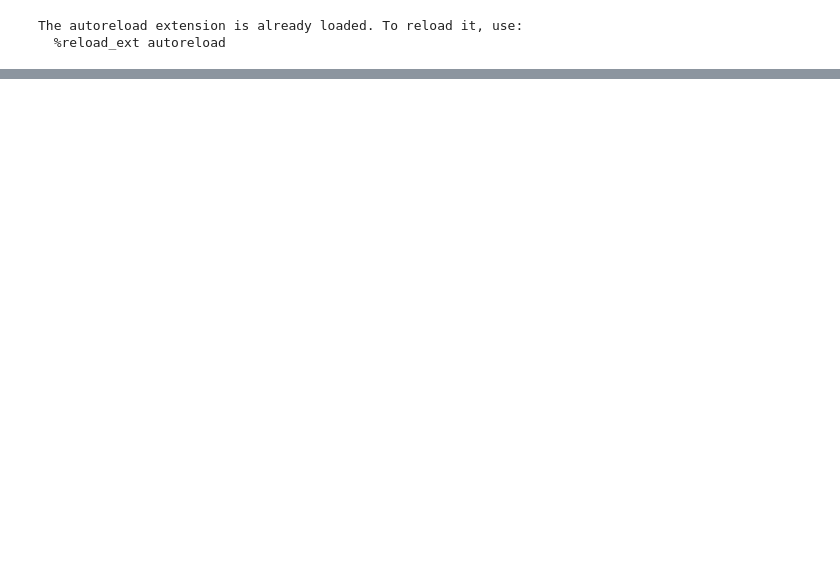
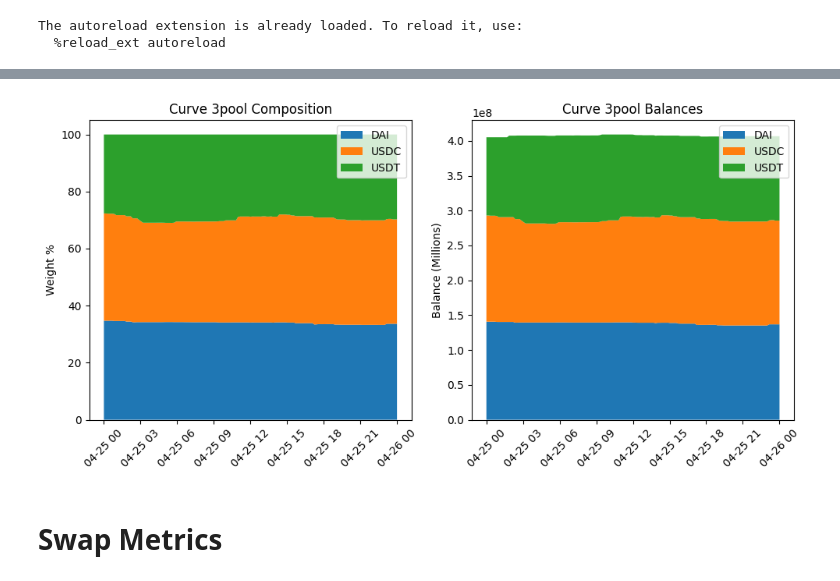
Before and after one commit to xenophonlabs/curve-lp-metrics, a Jupyter notebook: explore.ipynb, the cells around one changed output, grey strips where cells are left out. Cells and saved outputs as stored; diff of their text form; code cells hidden in the pictures; blank space fills up the shorter version.

```diff
--- a/explore.ipynb
+++ b/explore.ipynb
@@ -50,0 +37,18 @@ df_swaps
+# %%
+fig, axs = plt.subplots(1, 2, figsize=(10, 5))
+
+axs[0].stackplot(df_pool.index, df_pool['DAI.weight'], df_pool['USDC.weight'], df_pool['USDT.weight'], labels=['DAI', 'USDC', 'USDT'])
+axs[0].set_ylabel('Weight %')
+axs[0].set_title(f"Curve {pool_name} Composition")
+axs[0].tick_params(axis='x', rotation=45)
+axs[0].legend()
+
+axs[1].stackplot(df_pool.index, df_pool['DAI.balance'], df_pool['USDC.balance'], df_pool['USDT.balance'], labels=['DAI', 'USDC', 'USDT'])
+axs[1].set_ylabel('Balance (Millions)')
+axs[1].set_title(f"Curve {pool_name} Balances")
+axs[1].tick_params(axis='x', rotation=45)
+axs[1].legend()
+
+fig.tight_layout()
+# %% [output]
+[figure, added]
@@ -50,0 +57,2 @@ df_swaps
+# %% [markdown]
+# Swap Metrics
```
Also changed, not shown: parts of 15 cells of this notebook, 3 other files.
